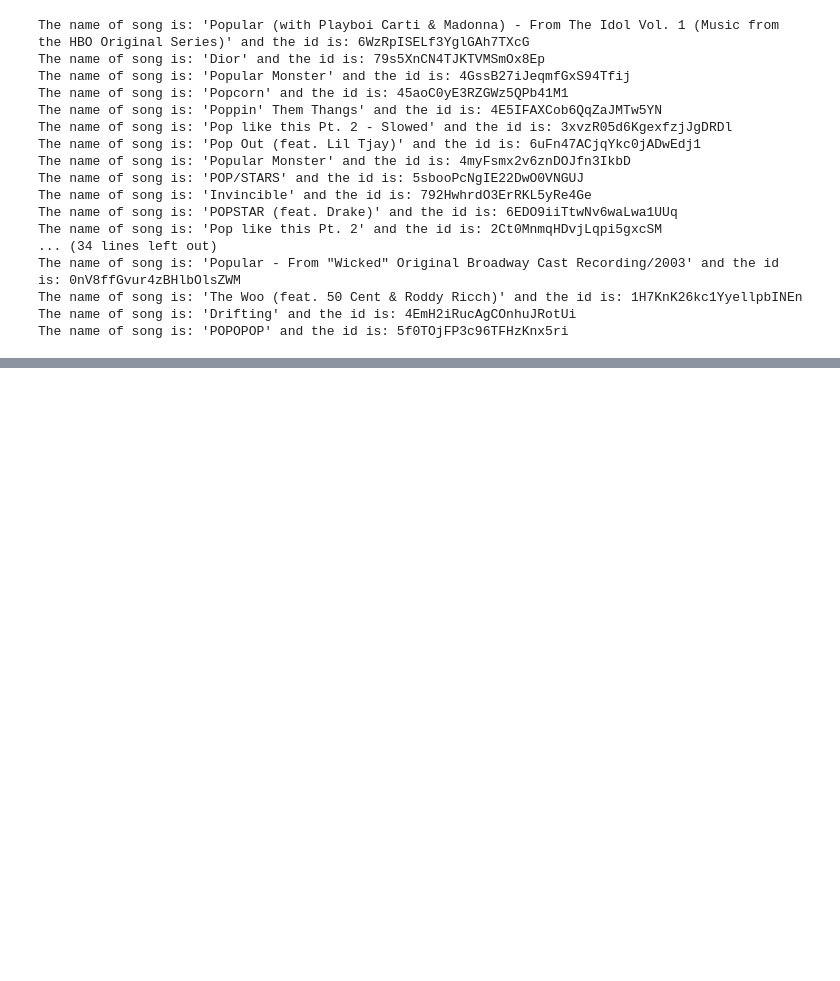
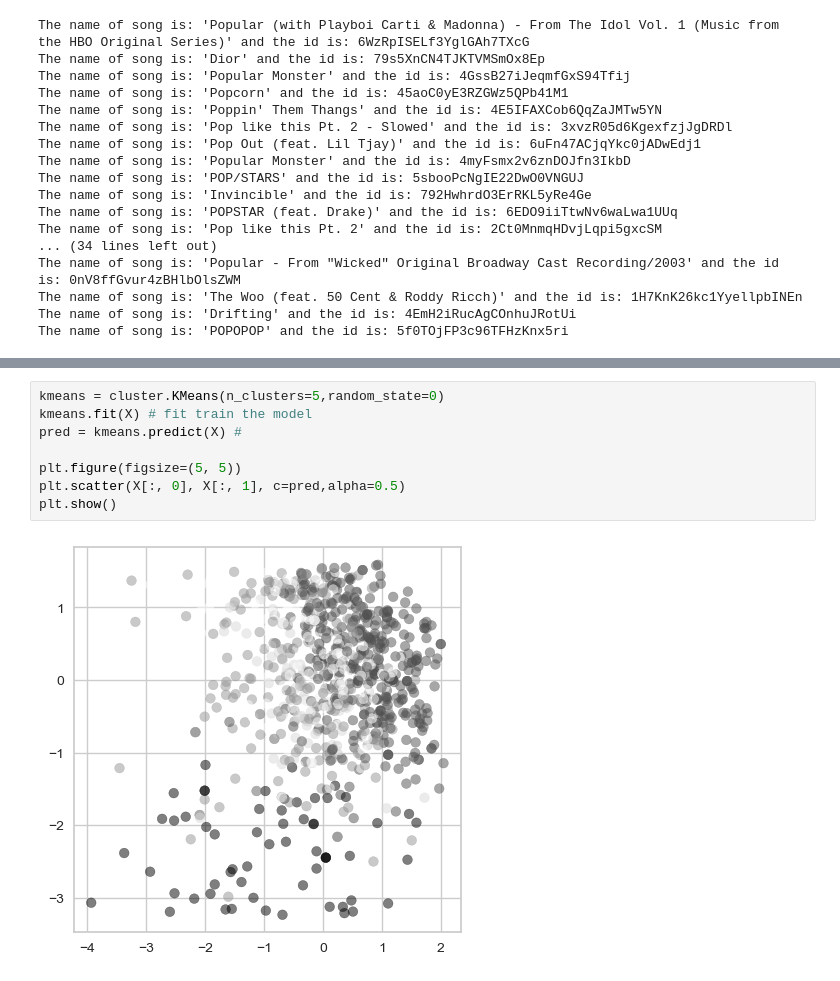
Before and after one commit to BonGoan/Gnod_Project, a Jupyter notebook: 02_notebooks/Project_week10.ipynb, the cells around one changed output, grey strips where cells are left out. Drawn from its saved outputs; the diff is of its cells as text; blank space fills up the shorter version.

```diff
--- a/02_notebooks/Project_week10.ipynb
+++ b/02_notebooks/Project_week10.ipynb
@@ -214,0 +203,10 @@ playlist = sp.user_playlist_tracks("spotify", "4ebKOuGNfJ5g8RdtbEBHxe",market="G
+# %%
+kmeans = cluster.KMeans(n_clusters=5,random_state=0)
+kmeans.fit(X) # fit train the model
+pred = kmeans.predict(X) #
+
+plt.figure(figsize=(5, 5))
+plt.scatter(X[:, 0], X[:, 1], c=pred,alpha=0.5)
+plt.show()
+# %% [output]
+[figure, added]
```
Also changed, not shown: parts of 58 cells of this notebook, 4 other files.
